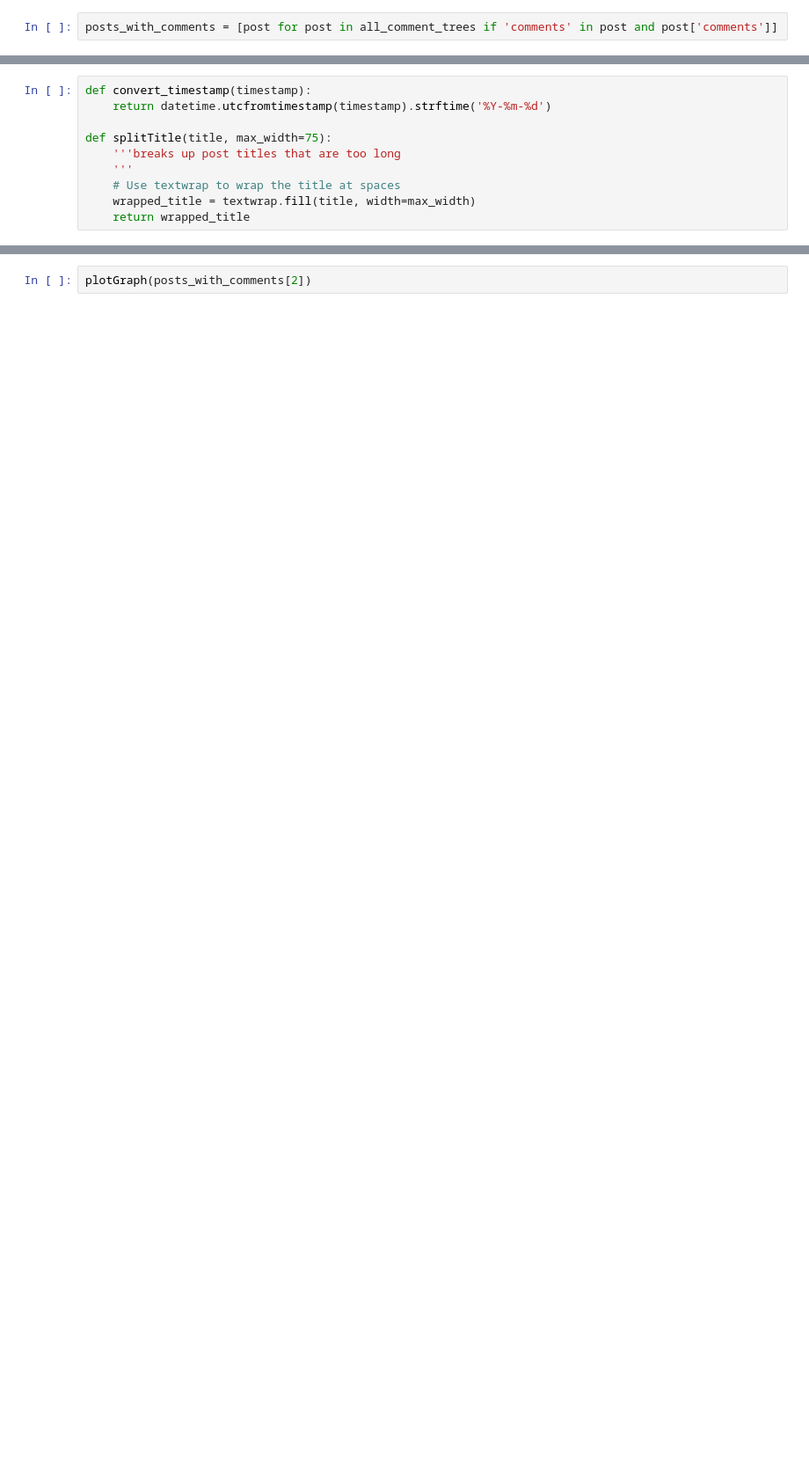
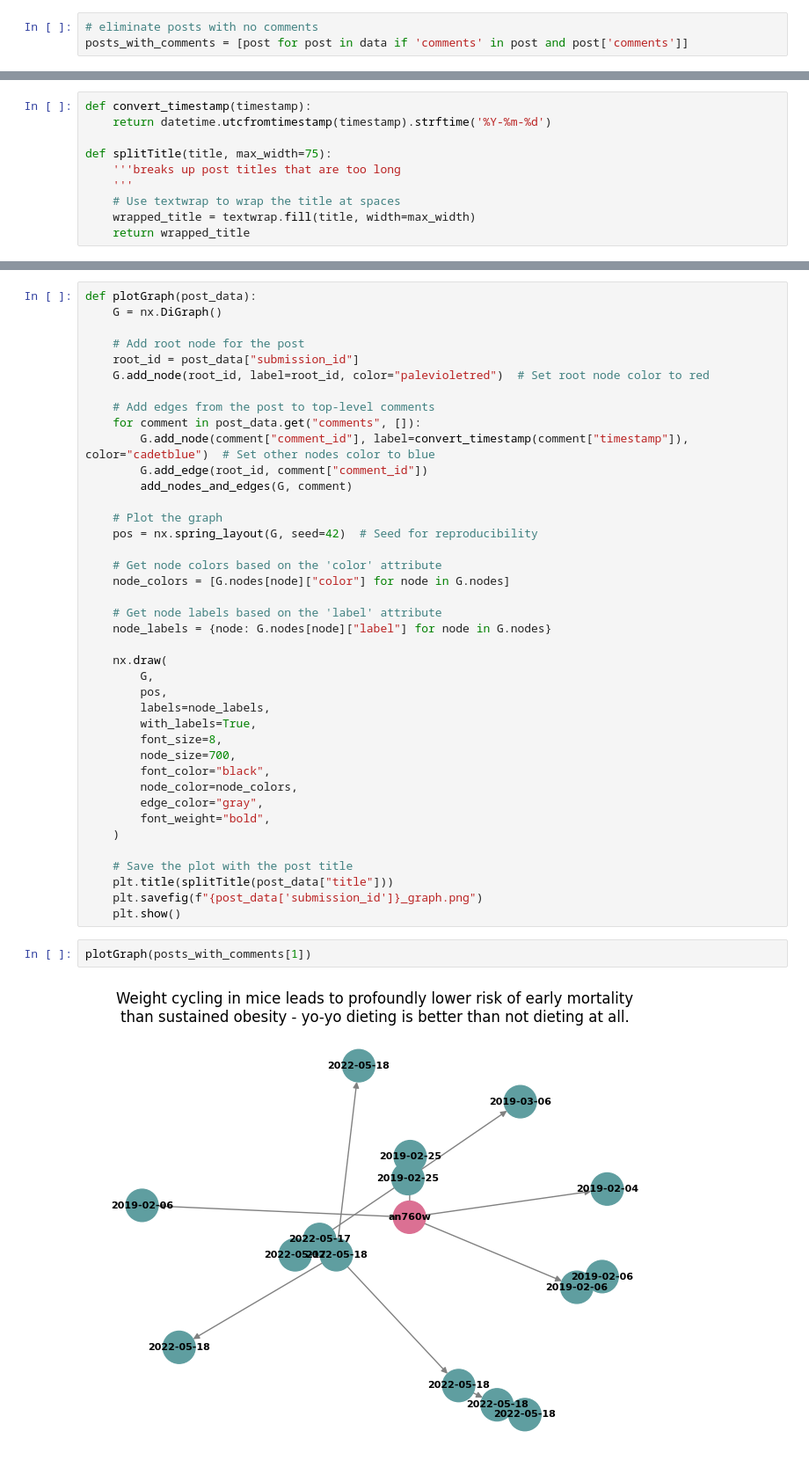
Before and after one commit to AxueWithoutU/si507_final_project, a Jupyter notebook: final_project_tester.ipynb, the cells around one changed output, grey strips where cells are left out. Shown at 88% size. Saved outputs shown, nothing was run; the diff lists cells and outputs as text; blank space fills up the shorter version.

Commit message:
fixed basic plotGraph() function

```diff
--- a/final_project_tester.ipynb
+++ b/final_project_tester.ipynb
@@ -197,4 +151,5 @@ for p in data:
 # %% [markdown]
 ### Plot the Tree Structures with NetworkX
 # %%
-posts_with_comments = [post for post in all_comment_trees if 'comments' in post and post['comments']]
+# eliminate posts with no comments
+posts_with_comments = [post for post in data if 'comments' in post and post['comments']]
@@ -245,2 +178,44 @@ for p in posts_with_comments:
+# %%
+def plotGraph(post_data):
+    G = nx.DiGraph()
+
+    # Add root node for the post
+    root_id = post_data["submission_id"]
+    G.add_node(root_id, label=root_id, color="palevioletred")  # Set root node color to red
+
+    # Add edges from the post to top-level comments
+    for comment in post_data.get("comments", []):
+        G.add_node(comment["comment_id"], label=convert_timestamp(comment["timestamp"]), color="cadetblue")  # Set other nodes color to blue
+        G.add_edge(root_id, comment["comment_id"])
+        add_nodes_and_edges(G, comment)
+
+    # Plot the graph
+    pos = nx.spring_layout(G, seed=42)  # Seed for reproducibility
+
+    # Get node colors based on the 'color' attribute
+    node_colors = [G.nodes[node]["color"] for node in G.nodes]
+
+    # Get node labels based on the 'label' attribute
+    node_labels = {node: G.nodes[node]["label"] for node in G.nodes}
+
+    nx.draw(
+        G,
+        pos,
+        labels=node_labels,
+        with_labels=True,
+        font_size=8,
+        node_size=700,
+        font_color="black",
+        node_color=node_colors,
+        edge_color="gray",
+        font_weight="bold",
+    )
+
+    # Save the plot with the post title
+    plt.title(splitTitle(post_data["title"]))
+    plt.savefig(f"{post_data['submission_id']}_graph.png")
+    plt.show()
 # %%
-plotGraph(posts_with_comments[2])
+plotGraph(posts_with_comments[1])
+# %% [output]
+[figure, added]
```
Also changed, not shown: parts of 9 cells of this notebook.
